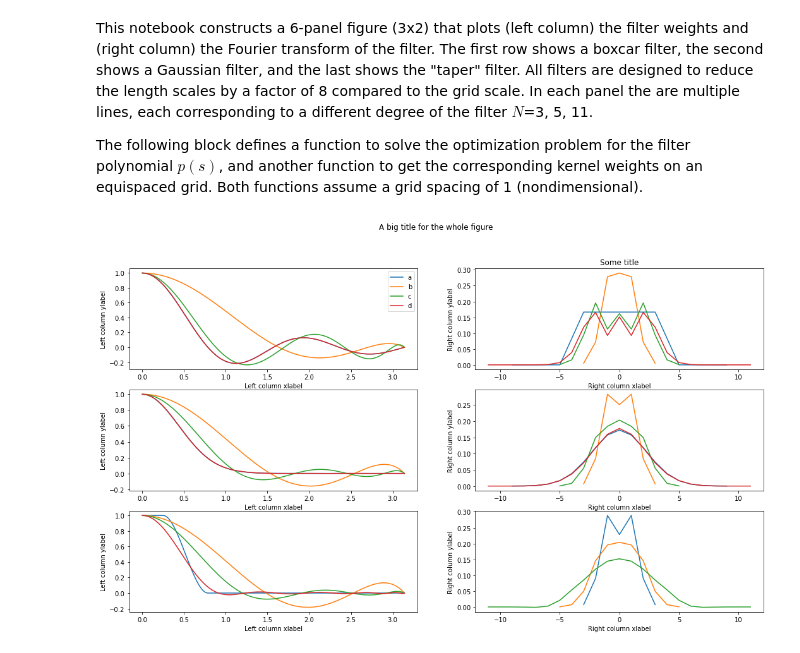
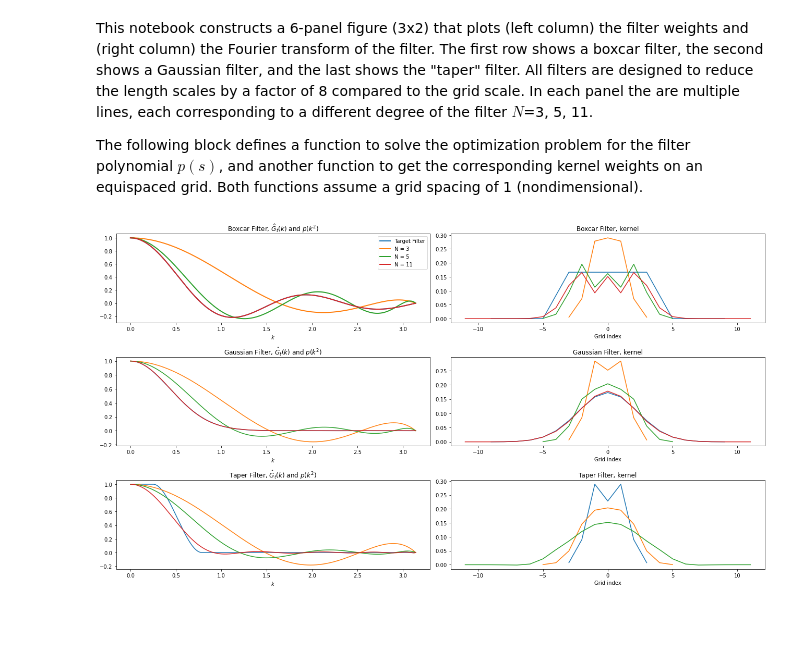
Before and after one commit to ocean-eddy-cpt/gcm-filters-paper, a Jupyter notebook: Fig1.ipynb, the cells around one changed output. Cells and saved outputs as stored; diff of their text form; code cells hidden in the pictures; blank space fills up the shorter version.

Commit message:
Added labels and legend

```diff
--- a/Fig1.ipynb
+++ b/Fig1.ipynb
@@ -110,10 +110,10 @@ NL,sL,NB,sB,p11 = filterSpec(N,FB)
 g11 = getKernel(NL,sL,NB,sB)
 
 # `axarr` can be indexed like a normal array to target a panel of the figure!
-axarr[0,0].plot(k,FB(k),k,np.polynomial.chebyshev.chebval(x,p3),k,np.polynomial.chebyshev.chebval(x,p5),k,np.polynomial.chebyshev.chebval(x,p11))
+axarr[0,0].plot(k,FB(k),k,np.polynomial.chebyshev.chebval(x,p3),k,np.polynomial.chebyshev.chebval(x,p5),k,np.polynomial.chebyshev.chebval(x,p11),linewidth=2)
 
 # Example how to add a legend (if you want just one for all plots, let me know and Ill fix it up)
-axarr[0,0].legend(['a', 'b', 'c', 'd'])
+axarr[0,0].legend(['Target Filter', 'N = 3', 'N = 5', 'N = 11'])
 
 axarr[0,1].plot(np.arange(-9,10),(1/6)*np.array([0,0,0,0,0,.5,1,1,1,1,1,1,1,.5,0,0,0,0,0]))
 axarr[0,1].plot(np.arange(-3,4),g3,np.arange(-5,6),g5,np.arange(-N,N+1),g11)
@@ -146,37 +146,44 @@ axarr[1,1].plot(np.arange(-3,4),g3,np.arange(-5,6),g5,np.arange(-N,N+1),g11)
 # Target filter is taper with shape set to match the boxcar of width 8
 FT = interpolate.PchipInterpolator(np.array([0,1/4,np.pi/4,np.pi]),np.array([1,1,0,0]))
 
 N = 3
 NL,sL,NB,sB,p3 = filterSpec(N,FT)
 g3 = getKernel(NL,sL,NB,sB)
 
 N = 5
 NL,sL,NB,sB,p5 = filterSpec(N,FT)
 g5 = getKernel(NL,sL,NB,sB)
 
 N = 11
 NL,sL,NB,sB,p11 = filterSpec(N,FT)
 g11 = getKernel(NL,sL,NB,sB)
 
 axarr[2,0].plot(k,FT(k),k,np.polynomial.chebyshev.chebval(x,p3),k,np.polynomial.chebyshev.chebval(x,p5),k,np.polynomial.chebyshev.chebval(x,p11))
 
 axarr[2,1].plot(np.arange(-3,4),g3,np.arange(-5,6),g5,np.arange(-N,N+1),g11)
 
 
 # tune the labels
 
-fig.suptitle('A big title for the whole figure')
+# fig.suptitle('A big title for the whole figure') # Probably don't need this
 
 # You can index a single axis like before
-axarr[0,1].set_title('Some title')
+axarr[0,0].set_title('Boxcar Filter, $\hat{G}_t(k)$ and $p(k^2)$')
+axarr[0,1].set_title('Boxcar Filter, kernel')
+axarr[1,0].set_title('Gaussian Filter, $\hat{G}_t(k)$ and $p(k^2)$')
+axarr[1,1].set_title('Gaussian Filter, kernel')
+axarr[2,0].set_title('Taper Filter, $\hat{G}_t(k)$ and $p(k^2)$')
+axarr[2,1].set_title('Taper Filter, kernel')
 
 # or you can loop over a slice of the array
 for ax in axarr[:,0]:
-    ax.set_ylabel('Left column ylabel')
-    ax.set_xlabel('Left column xlabel')
+    #ax.set_ylabel('Left column ylabel')
+    ax.set_xlabel('$k$')
 
 for ax in axarr[:,1]:
-    ax.set_ylabel('Right column ylabel')
-    ax.set_xlabel('Right column xlabel')
+    #ax.set_ylabel('Right column ylabel')
+    ax.set_xlabel('Grid index')
+
+plt.tight_layout()
 # %% [output]
-[figure, old version]
+[figure, new version]
```
